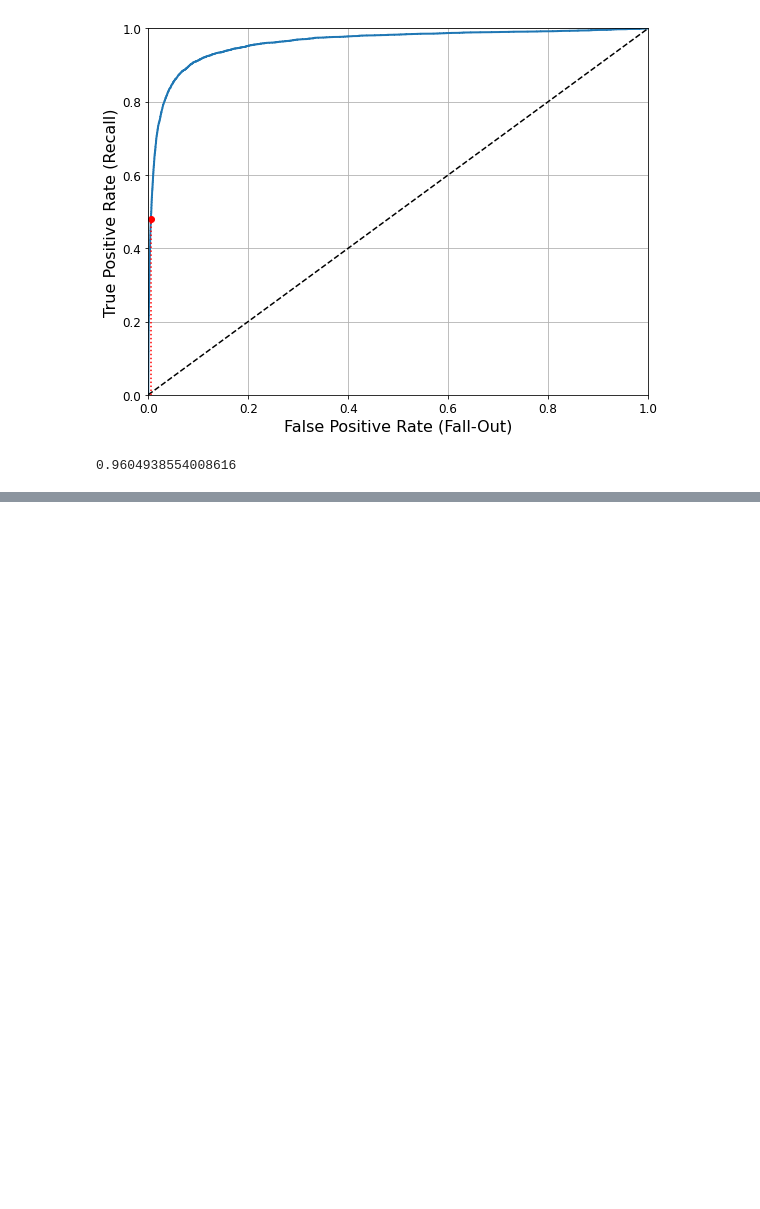
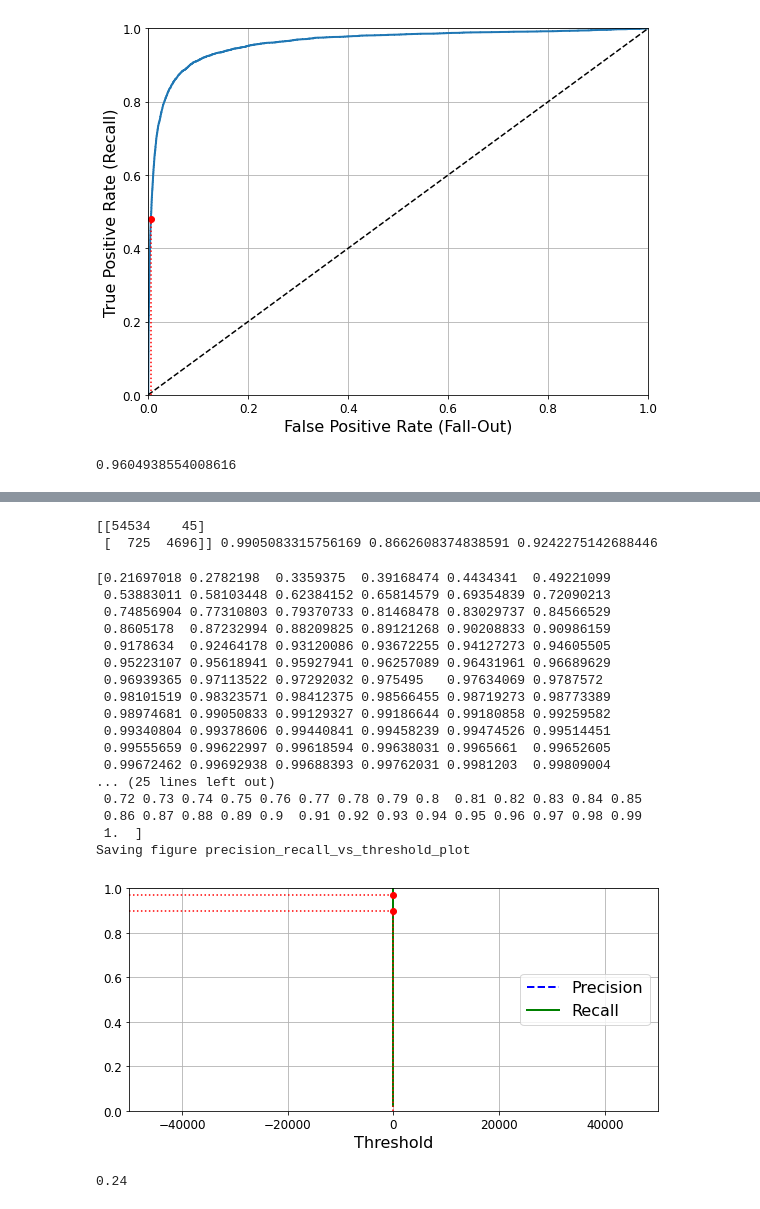
Before and after one commit to kunalgarg1991/HandsOnMachineLearning, a Jupyter notebook: Chapter3.ipynb, the cells around one changed output, grey strips where cells are left out. Saved outputs shown, nothing was run; the diff lists cells and outputs as text; code cells hidden in the pictures; blank space fills up the shorter version.

```diff
--- a/Chapter3.ipynb
+++ b/Chapter3.ipynb
@@ -405,6 +332,12 @@ roc_auc_score(y_train_5, y_scores)
 
 from sklearn.ensemble import RandomForestClassifier
 randforestclassifier=RandomForestClassifier(n_estimators = 100, random_state = 42)
-y_forest = cross_val_predict(randforestclassifier, X_train, y_train_5, cv=3,method ="predict_probe")
-y_probability_forest = cross_val_predict(randforestclassifier, X_train, y_train_5, cv=3,method ="predict_probe")
+y_forest_predict = cross_val_predict(randforestclassifier, X_train, y_train_5, cv=3,)
+y_probability_forest = cross_val_predict(randforestclassifier, X_train, y_train_5, cv=3,method ="predict_proba")
 # the randforestclassifier does not have a decision function method but a predict_proba method which gives the probability of various classes. It can be used in multiclass classificaiton
+#yforest is the array of predictions
+#y_proabability forest is the probability for various classes for each value of the input. Since there are 2 classes, it gives 2 columns in the output
+
+print(y_forest_predict)
+print (y_probability_forest)
+print(y_train_5[0])
@@ -410,0 +354,65 @@ y_probability_forest = cross_val_predict(randforestclassifier, X_train, y_train_
+# %%
+#let us find out the precision, recall, confusion matrix, f1 score, precision-recall-threshold curve, precision vs recall, ROC curve, and AUC ROC curve
+
+cfmatrix =confusion_matrix(y_train_5, y_forest_predict)
+precision = precision_score(y_train_5, y_forest_predict)
+recall = recall_score(y_train_5, y_forest_predict)
+f1score = f1_score(y_train_5, y_forest_predict)
+print(cfmatrix, precision, recall, f1score)
+# %% [output]
+[[54534    45]
+ [  725  4696]] 0.9905083315756169 0.8662608374838591 0.9242275142688446
+# %%
+y_scores_forest = y_probability_forest[:,1]
+
+precisions, recalls, thresholds = precision_recall_curve(y_train_5, y_scores_forest)
+print(precisions, recalls, thresholds)
+def plot_precision_recall_vs_threshold(precisions, recalls, thresholds):
+    plt.plot(thresholds, precisions[:-1], "b--", label="Precision", linewidth=2)
+    plt.plot(thresholds, recalls[:-1], "g-", label="Recall", linewidth=2)
+    plt.legend(loc="center right", fontsize=16) # Not shown in the book
+    plt.xlabel("Threshold", fontsize=16)        # Not shown
+    plt.grid(True)                              # Not shown
+    plt.axis([-50000, 50000, 0, 1])             # Not shown
+
+
+#You can find the recall and threshold value for 90% precision using this code
+recall_90_precision = recalls[np.argmax(precisions >= 0.90)]
+threshold_90_precision = thresholds[np.argmax(precisions >= 0.90)]
+
+
+plt.figure(figsize=(8, 4))                                                                  # Not shown
+plot_precision_recall_vs_threshold(precisions, recalls, thresholds)
+plt.plot([threshold_90_precision, threshold_90_precision], [0., 0.9], "r:")                 # Not shown
+plt.plot([-50000, threshold_90_precision], [0.9, 0.9], "r:")                                # Not shown
+plt.plot([-50000, threshold_90_precision], [recall_90_precision, recall_90_precision], "r:")# Not shown
+plt.plot([threshold_90_precision], [0.9], "ro")                                             # Not shown
+plt.plot([threshold_90_precision], [recall_90_precision], "ro")                             # Not shown
+save_fig("precision_recall_vs_threshold_plot")                                              # Not shown
+plt.show()
+
+# above shows that threshold of 0 is enough
+
+
+threshold_90_precision = thresholds[np.argmax(precisions>=0.90)]
+print(threshold_90_precision)
+# %% [output]
+[0.21697018 0.2782198  0.3359375  0.39168474 0.4434341  0.49221099
+ 0.53883011 0.58103448 0.62384152 0.65814579 0.69354839 0.72090213
+ 0.74856904 0.77310803 0.79370733 0.81468478 0.83029737 0.84566529
+ 0.8605178  0.87232994 0.88209825 0.89121268 0.90208833 0.90986159
+ 0.9178634  0.92464178 0.93120086 0.93672255 0.94127273 0.94605505
+ 0.95223107 0.95618941 0.95927941 0.96257089 0.96431961 0.96689629
+ 0.96939365 0.97113522 0.97292032 0.975495   0.97634069 0.9787572
+ 0.98101519 0.98323571 0.98412375 0.98566455 0.98719273 0.98773389
+ 0.98974681 0.99050833 0.99129327 0.99186644 0.99180858 0.99259582
+ 0.99340804 0.99378606 0.99440841 0.99458239 0.99474526 0.99514451
+ 0.99555659 0.99622997 0.99618594 0.99638031 0.9965661  0.99652605
+ 0.99672462 0.99692938 0.99688393 0.99762031 0.9981203  0.99809004
+... (25 lines left out)
+ 0.72 0.73 0.74 0.75 0.76 0.77 0.78 0.79 0.8  0.81 0.82 0.83 0.84 0.85
+ 0.86 0.87 0.88 0.89 0.9  0.91 0.92 0.93 0.94 0.95 0.96 0.97 0.98 0.99
+ 1.  ]
+Saving figure precision_recall_vs_threshold_plot
+[figure, added]
+0.24
```
Also changed, not shown: parts of 22 cells of this notebook.
